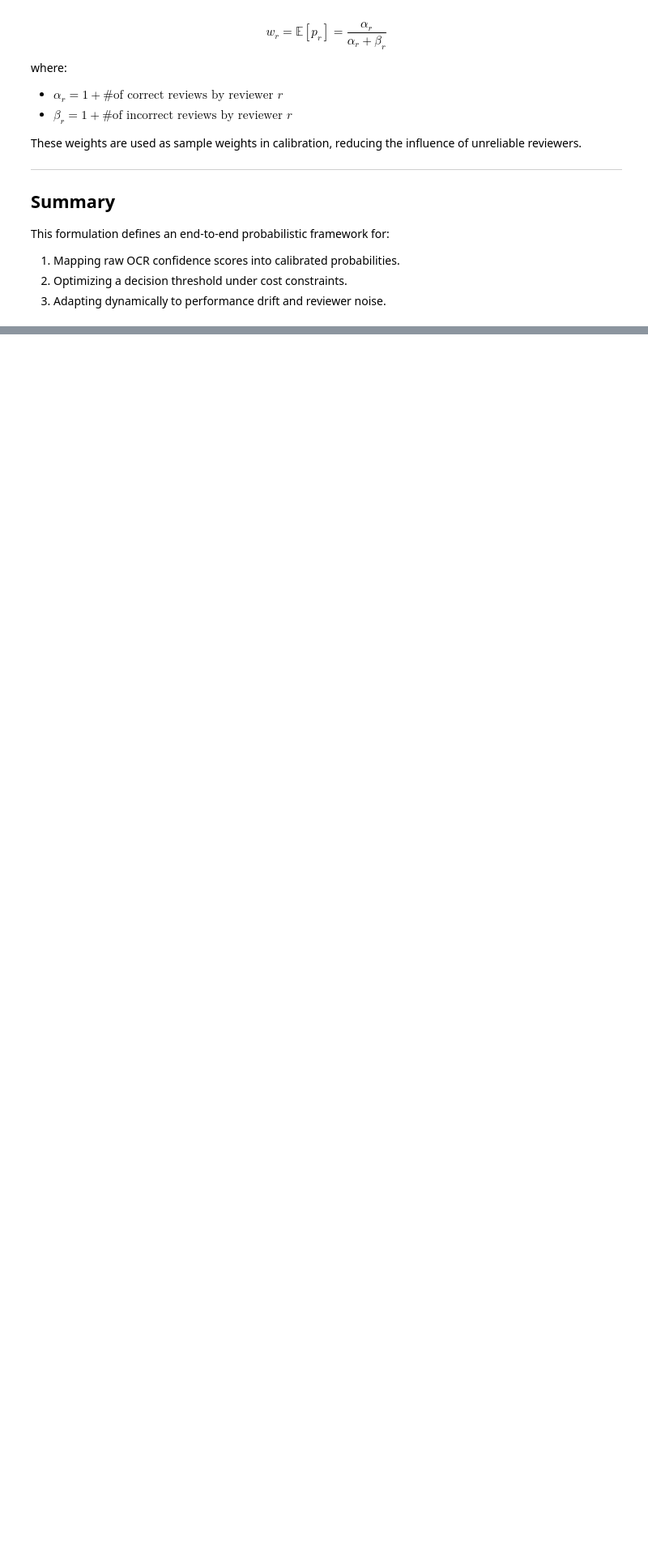
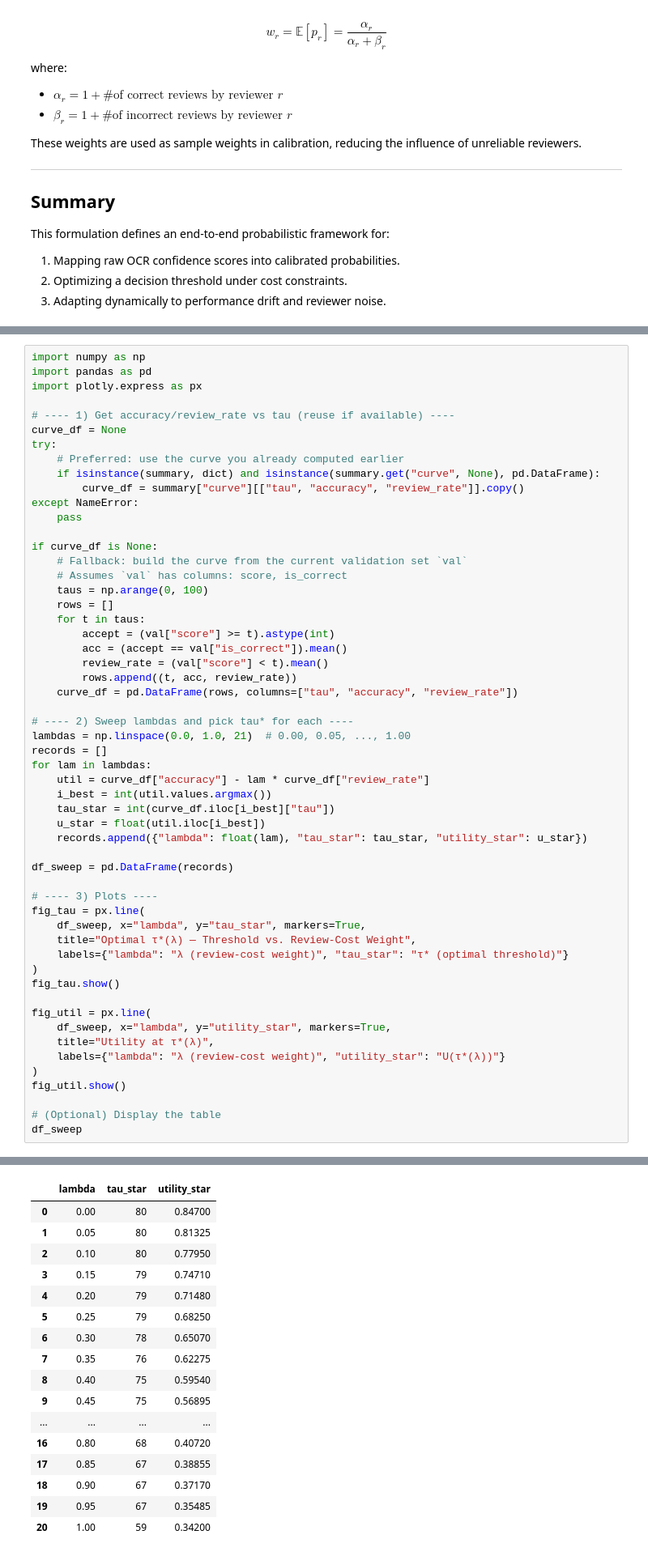
Before and after one commit to katiehanni/OCR-Optimization, a Jupyter notebook: ocr_runthrough.ipynb, the cells around one changed output, grey strips where cells are left out. Shown at 81% size. Cells and saved outputs as stored; diff of their text form; blank space fills up the shorter version.

Commit message:
Cost tradeoff research

```diff
--- a/ocr_runthrough.ipynb
+++ b/ocr_runthrough.ipynb
@@ -500,0 +537,56 @@ This formulation defines an end-to-end probabilistic framework for:
+# %%
+import numpy as np
+import pandas as pd
+import plotly.express as px
+
+# ---- 1) Get accuracy/review_rate vs tau (reuse if available) ----
+curve_df = None
+try:
+    # Preferred: use the curve you already computed earlier
+    if isinstance(summary, dict) and isinstance(summary.get("curve", None), pd.DataFrame):
+        curve_df = summary["curve"][["tau", "accuracy", "review_rate"]].copy()
+except NameError:
+    pass
+
+if curve_df is None:
+    # Fallback: build the curve from the current validation set `val`
+    # Assumes `val` has columns: score, is_correct
+    taus = np.arange(0, 100)
+    rows = []
+    for t in taus:
+        accept = (val["score"] >= t).astype(int)
+        acc = (accept == val["is_correct"]).mean()
+        review_rate = (val["score"] < t).mean()
+        rows.append((t, acc, review_rate))
+    curve_df = pd.DataFrame(rows, columns=["tau", "accuracy", "review_rate"])
+
+# ---- 2) Sweep lambdas and pick tau* for each ----
+lambdas = np.linspace(0.0, 1.0, 21)  # 0.00, 0.05, ..., 1.00
+records = []
+for lam in lambdas:
+    util = curve_df["accuracy"] - lam * curve_df["review_rate"]
+    i_best = int(util.values.argmax())
+    tau_star = int(curve_df.iloc[i_best]["tau"])
+    u_star = float(util.iloc[i_best])
+    records.append({"lambda": float(lam), "tau_star": tau_star, "utility_star": u_star})
+
+df_sweep = pd.DataFrame(records)
+
+# ---- 3) Plots ----
+fig_tau = px.line(
+    df_sweep, x="lambda", y="tau_star", markers=True,
+    title="Optimal τ*(λ) — Threshold vs. Review-Cost Weight",
+    labels={"lambda": "λ (review-cost weight)", "tau_star": "τ* (optimal threshold)"}
+)
+fig_tau.show()
+
+fig_util = px.line(
+    df_sweep, x="lambda", y="utility_star", markers=True,
+    title="Utility at τ*(λ)",
+    labels={"lambda": "λ (review-cost weight)", "utility_star": "U(τ*(λ))"}
+)
+fig_util.show()
+
+# (Optional) Display the table
+df_sweep
+# %% [output]
@@ -500,0 +595,17 @@ This formulation defines an end-to-end probabilistic framework for:
+|  | lambda | tau_star | utility_star |
+| 0 | 0.00 | 80 | 0.84700 |
+| 1 | 0.05 | 80 | 0.81325 |
+| 2 | 0.10 | 80 | 0.77950 |
+| 3 | 0.15 | 79 | 0.74710 |
+| 4 | 0.20 | 79 | 0.71480 |
+| 5 | 0.25 | 79 | 0.68250 |
+| 6 | 0.30 | 78 | 0.65070 |
+| 7 | 0.35 | 76 | 0.62275 |
+| 8 | 0.40 | 75 | 0.59540 |
+| 9 | 0.45 | 75 | 0.56895 |
+| ... | ... | ... | ... |
+| 16 | 0.80 | 68 | 0.40720 |
+| 17 | 0.85 | 67 | 0.38855 |
+| 18 | 0.90 | 67 | 0.37170 |
+| 19 | 0.95 | 67 | 0.35485 |
+| 20 | 1.00 | 59 | 0.34200 |
```
Also changed, not shown: parts of 12 cells of this notebook, 1 other file.
